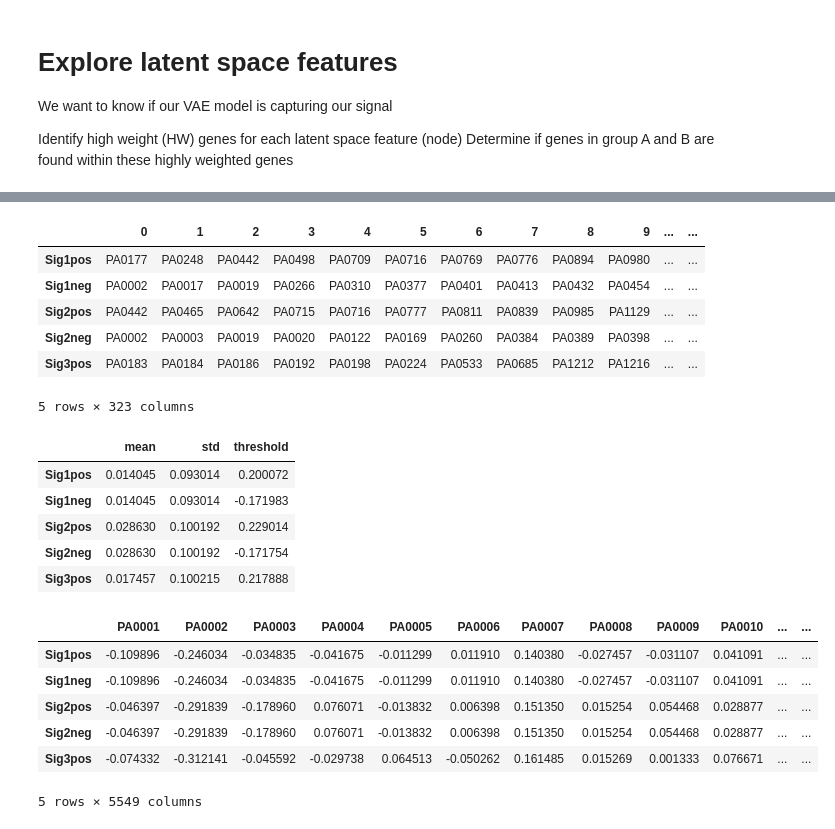
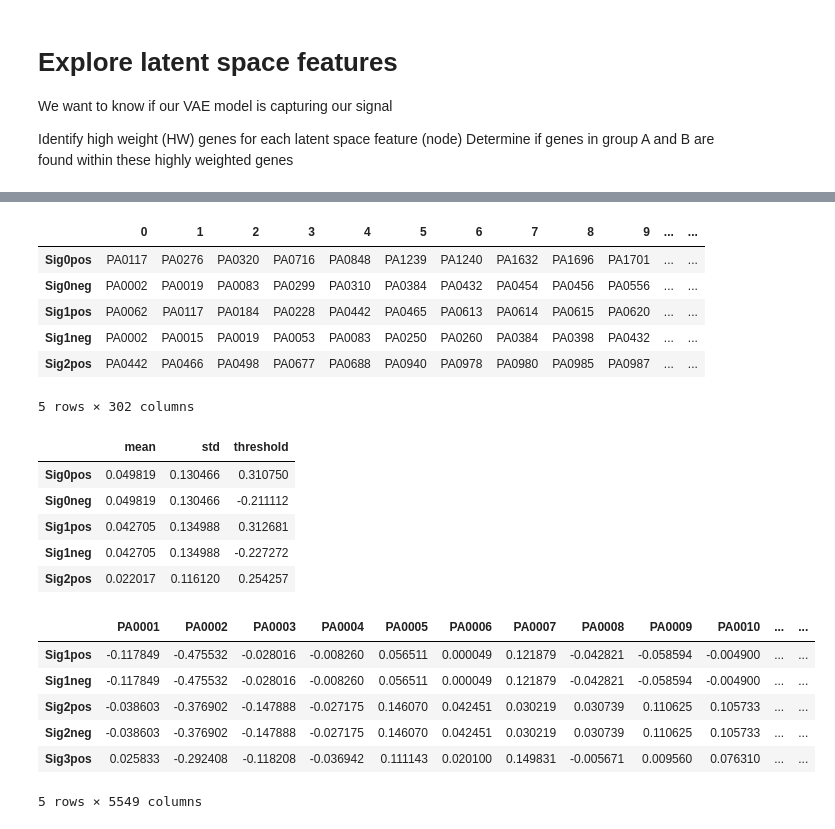
Before and after one commit to greenelab/Pseudomonas_latent_spaces, a Jupyter notebook: scripts/explore_HighWeight_genes.ipynb, the cells around one changed output, grey strips where cells are left out. Saved outputs shown, nothing was run; the diff lists cells and outputs as text; code cells hidden in the pictures.

```diff
--- a/scripts/explore_HighWeight_genes.ipynb
+++ b/scripts/explore_HighWeight_genes.ipynb
@@ -72,10 +72,10 @@ for i in range(num_nodes):
     pos_threshold = node_mean + two_stds.iloc[i]
     neg_threshold = node_mean - two_stds.iloc[i]
 
-    hw_pos_genes = weight[weight[i+1] > pos_threshold].index
-    hw_neg_genes = weight[weight[i+1] < neg_threshold].index
+    hw_pos_genes = weight[weight[i] > pos_threshold].index
+    hw_neg_genes = weight[weight[i] < neg_threshold].index
 
-    node = str(i+1)
+    node = str(i)
     node_name = 'Sig'+node+'pos'
 
     # Add high weight positive genes
@@ -102,57 +102,57 @@ HW_metadata_df = HW_metadata_df.T
 HW_df.head()
 # %% [output]
 |  | 0 | 1 | 2 | 3 | 4 | 5 | 6 | 7 | 8 | 9 | ... | ... |
-| Sig1pos | PA0177 | PA0248 | PA0442 | PA0498 | PA0709 | PA0716 | PA0769 | PA0776 | PA0894 | PA0980 | ... | ... |
-| Sig1neg | PA0002 | PA0017 | PA0019 | PA0266 | PA0310 | PA0377 | PA0401 | PA0413 | PA0432 | PA0454 | ... | ... |
-| Sig2pos | PA0442 | PA0465 | PA0642 | PA0715 | PA0716 | PA0777 | PA0811 | PA0839 | PA0985 | PA1129 | ... | ... |
-| Sig2neg | PA0002 | PA0003 | PA0019 | PA0020 | PA0122 | PA0169 | PA0260 | PA0384 | PA0389 | PA0398 | ... | ... |
-| Sig3pos | PA0183 | PA0184 | PA0186 | PA0192 | PA0198 | PA0224 | PA0533 | PA0685 | PA1212 | PA1216 | ... | ... |
+| Sig0pos | PA0117 | PA0276 | PA0320 | PA0716 | PA0848 | PA1239 | PA1240 | PA1632 | PA1696 | PA1701 | ... | ... |
+| Sig0neg | PA0002 | PA0019 | PA0083 | PA0299 | PA0310 | PA0384 | PA0432 | PA0454 | PA0456 | PA0556 | ... | ... |
+| Sig1pos | PA0062 | PA0117 | PA0184 | PA0228 | PA0442 | PA0465 | PA0613 | PA0614 | PA0615 | PA0620 | ... | ... |
+| Sig1neg | PA0002 | PA0015 | PA0019 | PA0053 | PA0083 | PA0250 | PA0260 | PA0384 | PA0398 | PA0432 | ... | ... |
+| Sig2pos | PA0442 | PA0466 | PA0498 | PA0677 | PA0688 | PA0940 | PA0978 | PA0980 | PA0985 | PA0987 | ... | ... |
-5 rows × 323 columns
+5 rows × 302 columns
 # %%
 # Dataframe with the mean, std, threshold used per feature to determine high weight gene sets
 HW_metadata_df.columns = ["mean", "std", "threshold"]
 HW_metadata_df.head()
 # %% [output]
 |  | mean | std | threshold |
-| Sig1pos | 0.014045 | 0.093014 | 0.200072 |
-| Sig1neg | 0.014045 | 0.093014 | -0.171983 |
-| Sig2pos | 0.028630 | 0.100192 | 0.229014 |
-| Sig2neg | 0.028630 | 0.100192 | -0.171754 |
-| Sig3pos | 0.017457 | 0.100215 | 0.217888 |
+| Sig0pos | 0.049819 | 0.130466 | 0.310750 |
+| Sig0neg | 0.049819 | 0.130466 | -0.211112 |
+| Sig1pos | 0.042705 | 0.134988 | 0.312681 |
+| Sig1neg | 0.042705 | 0.134988 | -0.227272 |
+| Sig2pos | 0.022017 | 0.116120 | 0.254257 |
 # %%
 # Create a table (feature x gene set A)
 # Each cell will contain the distance between the weight and the mean
 
 Weights_pos_neg_df = pd.DataFrame()
 
 for i in range(num_nodes):
     node_mean = means.iloc[i]
 
     node = str(i+1)
     node_name = 'Sig'+node+'pos'
 
-    gene_weight = weight[i+1]
+    gene_weight = weight[i]
 
     # Add high weight positive genes
     add_pos = pd.DataFrame({node_name: gene_weight})
     Weights_pos_neg_df = pd.concat([Weights_pos_neg_df, add_pos], axis=1)
 
     # Add high weight negative genes
     node_name = 'Sig'+node+'neg'
 
     add_neg = pd.DataFrame({node_name: gene_weight})
     Weights_pos_neg_df = pd.concat([Weights_pos_neg_df, add_neg], axis=1)
 
 
 Weights_pos_neg_df = Weights_pos_neg_df.T
 Weights_pos_neg_df.head()
 # %% [output]
 |  | PA0001 | PA0002 | PA0003 | PA0004 | PA0005 | PA0006 | PA0007 | PA0008 | PA0009 | PA0010 | ... | ... |
-| Sig1pos | -0.109896 | -0.246034 | -0.034835 | -0.041675 | -0.011299 | 0.011910 | 0.140380 | -0.027457 | -0.031107 | 0.041091 | ... | ... |
-| Sig1neg | -0.109896 | -0.246034 | -0.034835 | -0.041675 | -0.011299 | 0.011910 | 0.140380 | -0.027457 | -0.031107 | 0.041091 | ... | ... |
-| Sig2pos | -0.046397 | -0.291839 | -0.178960 | 0.076071 | -0.013832 | 0.006398 | 0.151350 | 0.015254 | 0.054468 | 0.028877 | ... | ... |
-| Sig2neg | -0.046397 | -0.291839 | -0.178960 | 0.076071 | -0.013832 | 0.006398 | 0.151350 | 0.015254 | 0.054468 | 0.028877 | ... | ... |
-| Sig3pos | -0.074332 | -0.312141 | -0.045592 | -0.029738 | 0.064513 | -0.050262 | 0.161485 | 0.015269 | 0.001333 | 0.076671 | ... | ... |
+| Sig1pos | -0.117849 | -0.475532 | -0.028016 | -0.008260 | 0.056511 | 0.000049 | 0.121879 | -0.042821 | -0.058594 | -0.004900 | ... | ... |
+| Sig1neg | -0.117849 | -0.475532 | -0.028016 | -0.008260 | 0.056511 | 0.000049 | 0.121879 | -0.042821 | -0.058594 | -0.004900 | ... | ... |
+| Sig2pos | -0.038603 | -0.376902 | -0.147888 | -0.027175 | 0.146070 | 0.042451 | 0.030219 | 0.030739 | 0.110625 | 0.105733 | ... | ... |
+| Sig2neg | -0.038603 | -0.376902 | -0.147888 | -0.027175 | 0.146070 | 0.042451 | 0.030219 | 0.030739 | 0.110625 | 0.105733 | ... | ... |
+| Sig3pos | 0.025833 | -0.292408 | -0.118208 | -0.036942 | 0.111143 | 0.020100 | 0.149831 | -0.005671 | 0.009560 | 0.076310 | ... | ... |
 5 rows × 5549 columns
 # %%
 # Compare the weights for geneset A with threshold
```
Also changed, not shown: parts of 8 cells of this notebook, 10 other files.
